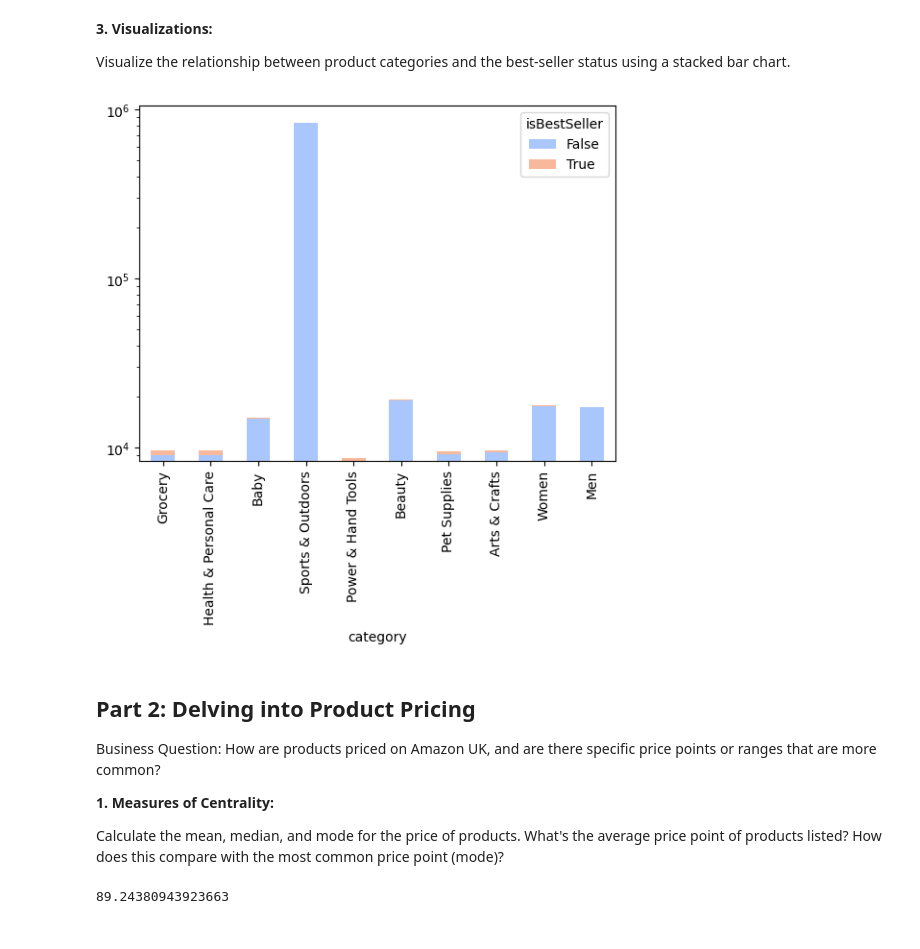
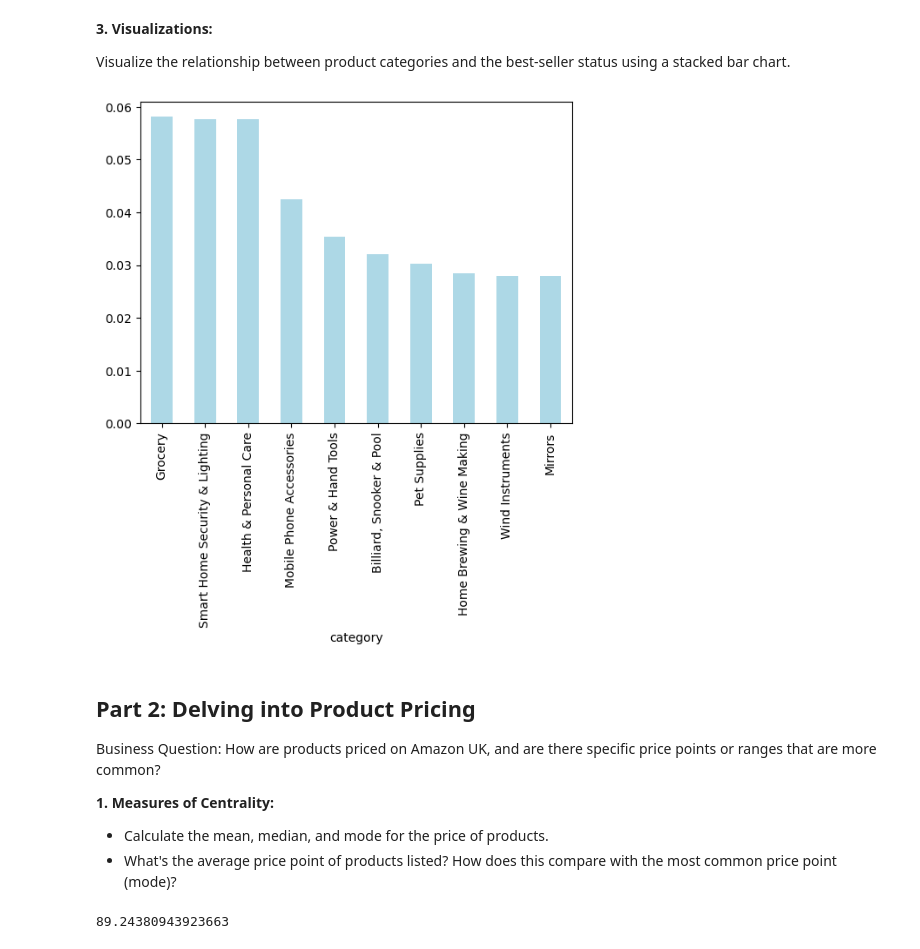
Before and after one commit to johannapfeil/lab-eda-univariate, a Jupyter notebook: univariate_analysis.ipynb, the cells around one changed output. Saved outputs shown, nothing was run; the diff lists cells and outputs as text; code cells hidden in the pictures.

```diff
--- a/univariate_analysis.ipynb
+++ b/univariate_analysis.ipynb
@@ -30,6 +35,6 @@ df.head()
 # %%
 cbt = pd.crosstab(df["category"],df['isBestSeller'])
-cbt_copy = cbt.copy()
-cbt_copy['Ratio'] = cbt[True] / cbt[False]
-cbt_copy.sort_values(by = 'Ratio', ascending = False).head()
+cbt['Proportion'] = (cbt[True] / cbt[False]) # proportion of bestsellers for each category (unnormalized)
+cbt['Proportion'] = cbt['Proportion'] / cbt['Proportion'].sum()
+cbt
 # %% [output]
@@ -42,0 +59,3 @@ cbt_copy.sort_values(by = 'Ratio', ascending = False).head()
+# %%
+top_categories = cbt["Proportion"].sort_values(ascending=False).head(10)
+print(top_categories)
@@ -66,23 +98,17 @@ The p-value and Cramer's value suggest that there is just a very week correlatio
 
 Visualize the relationship between product categories and the best-seller status using a stacked bar chart.
 # %%
-cbt = cbt.sort_values(by = True, ascending = False).head(10)
-
-num_stacks = len(cbt.columns)
-colors = sns.color_palette("coolwarm", num_stacks)
-
-cbt.plot(kind = "bar", stacked = True, color = colors);
-plt.yscale('log')
+top_categories.plot(kind = "bar", color = 'lightblue');
 # %% [output]
-[figure, old version]
+[figure, new version]
 # %% [markdown]
 ## Part 2: Delving into Product Pricing
 Business Question: How are products priced on Amazon UK, and are there specific price points or ranges that are more common?
 
 **1. Measures of Centrality:**
 
-Calculate the mean, median, and mode for the price of products.
-What's the average price point of products listed? How does this compare with the most common price point (mode)?
+- Calculate the mean, median, and mode for the price of products.
+- What's the average price point of products listed? How does this compare with the most common price point (mode)?
 # %%
 df['price'].mean() # mean price
 # %% [output]
```
Also changed, not shown: parts of 11 cells of this notebook.
